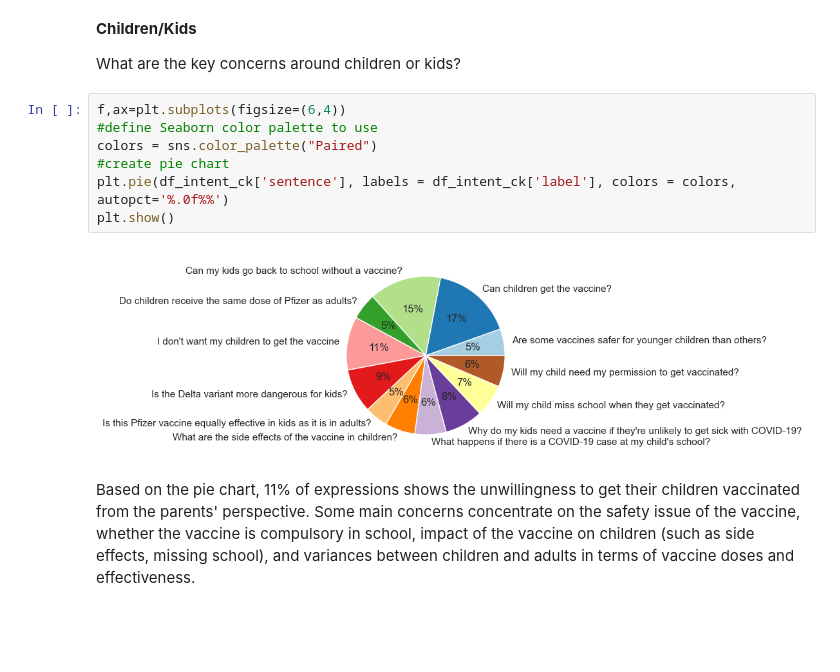
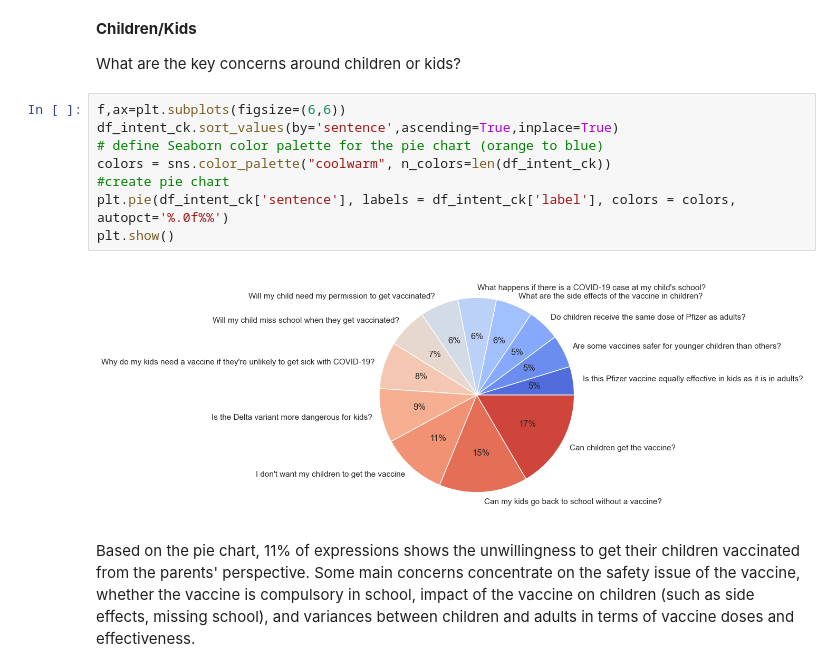
Before and after one commit to amy-panda/Text_Analysis_Covid_Vaccine_Hesitancy, a Jupyter notebook: eda.ipynb, the cells around one changed output. Cells and saved outputs as stored; diff of their text form; blank space fills up the shorter version.

```diff
--- a/eda.ipynb
+++ b/eda.ipynb
@@ -487,14 +520,15 @@ Among the expressions related to side effects, the findings below are revealved
 
 What are the key concerns around children or kids?
 # %%
-f,ax=plt.subplots(figsize=(6,4))
-#define Seaborn color palette to use
-colors = sns.color_palette("Paired")
+f,ax=plt.subplots(figsize=(6,6))
+df_intent_ck.sort_values(by='sentence',ascending=True,inplace=True)
+# define Seaborn color palette for the pie chart (orange to blue)
+colors = sns.color_palette("coolwarm", n_colors=len(df_intent_ck))
 #create pie chart
 plt.pie(df_intent_ck['sentence'], labels = df_intent_ck['label'], colors = colors, autopct='%.0f%%')
 plt.show()
 # %% [output]
-[figure, old version]
+[figure, new version]
 # %% [markdown]
 Based on the pie chart, 11% of expressions shows the unwillingness to get their children vaccinated from the parents' perspective. Some main concerns concentrate on the safety issue of the vaccine, whether the vaccine is compulsory in school, impact of the vaccine on children (such as side effects, missing school), and variances between children and adults in terms of vaccine doses and effectiveness.
 # %% [markdown]
```
Also changed, not shown: parts of 12 cells of this notebook, 8 other files.
